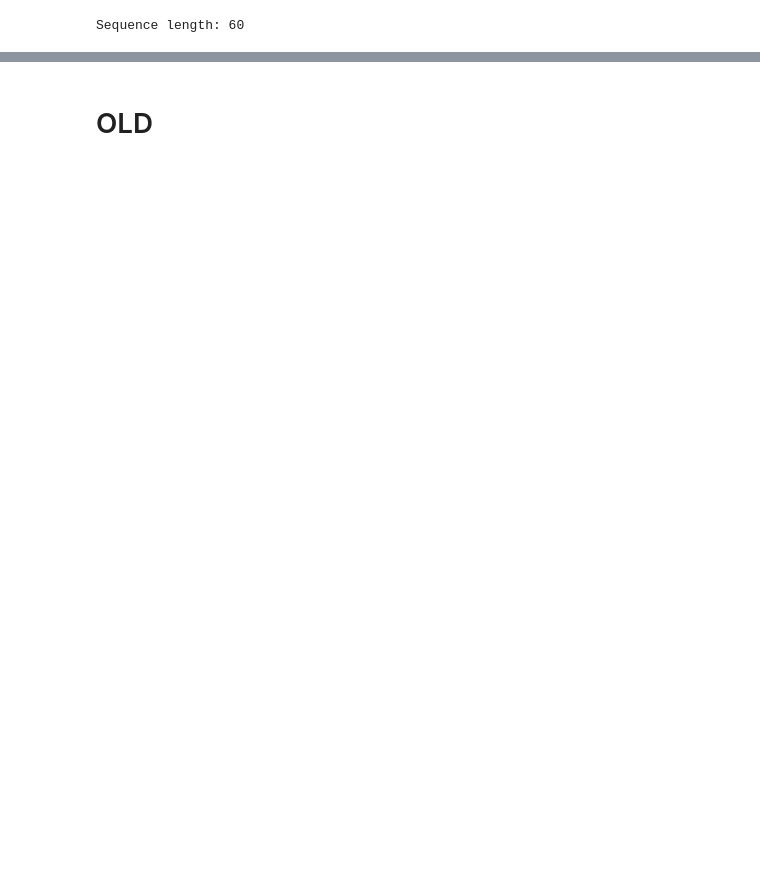
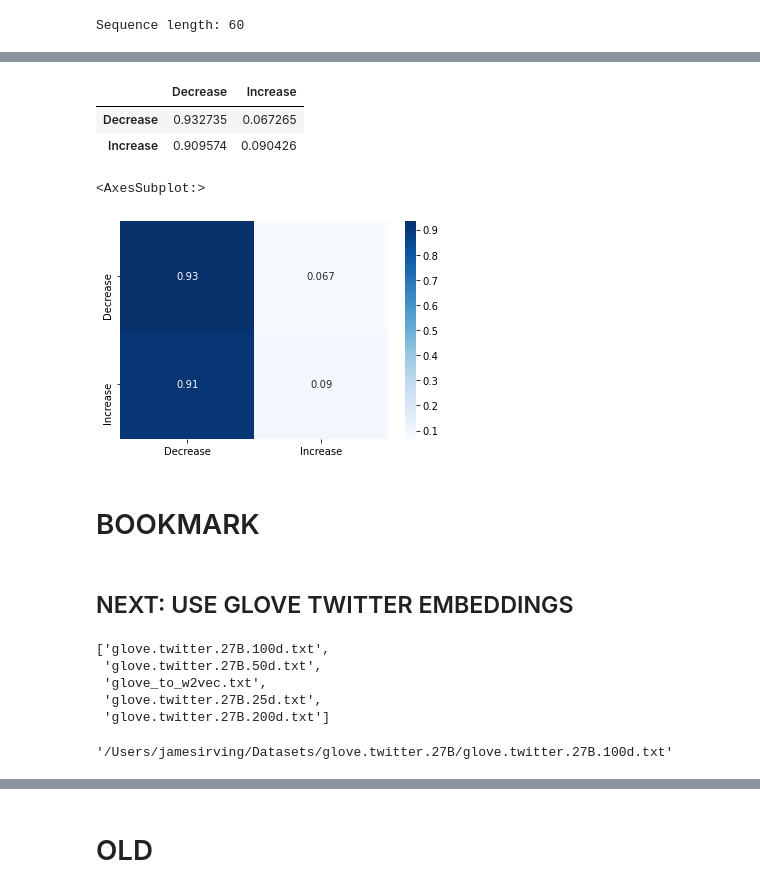
Before and after one commit to jirvingphd/capstone-project-using-trumps-tweets-to-predict-stock-market, a Jupyter notebook: Capstone Restarted 10-2020.ipynb, the cells around one changed output, grey strips where cells are left out. Cells and saved outputs as stored; diff of their text form; code cells hidden in the pictures; blank space fills up the shorter version.

```diff
--- a/Capstone Restarted 10-2020.ipynb
+++ b/Capstone Restarted 10-2020.ipynb
@@ -880,2 +1006,0 @@ _________________________________________________________________
-# %%
-history = model0.fit(X_train,y_train,epochs=20,validation_split=0.2)
@@ -885,0 +1007,2 @@ Epoch 2/20
+# %%
+y_hat_test = model0.predict(X_test)
@@ -886,2 +1020,36 @@ Epoch 2/20
+# %%
+cm = metrics.confusion_matrix(y_test.argmax(1),y_hat_test.argmax(1),normalize='true')
+
+classes = ['Decrease','Increase']
+cm_df =pd.DataFrame(cm,index=classes,columns=classes)
+
+cm_df.style.background_gradient(axis=1)
+# %% [output]
+|  | Decrease | Increase |
+| Decrease | 0.932735 | 0.067265 |
+| Increase | 0.909574 | 0.090426 |
+# %%
+sns.heatmap(cm_df,annot=True,cmap='Blues')
+# %% [output]
+<AxesSubplot:>
+[figure, added]
+# %% [markdown]
+# BOOKMARK
+# %% [markdown]
+## NEXT: USE GLOVE TWITTER EMBEDDINGS
+# %%
+glove = '/Users/jamesirving/Datasets/glove.twitter.27B/'
+os.listdir(glove)
+# %% [output]
+['glove.twitter.27B.100d.txt',
+ 'glove.twitter.27B.50d.txt',
+ 'glove_to_w2vec.txt',
+ 'glove.twitter.27B.25d.txt',
+ 'glove.twitter.27B.200d.txt']
+# %%
+embedding_file = glove+'glove.twitter.27B.100d.txt'
+embedding_file
+# %% [output]
+'/Users/jamesirving/Datasets/glove.twitter.27B/glove.twitter.27B.100d.txt'
 # %%
 stop
```
Also changed, not shown: parts of 43 cells of this notebook, 2 other files.
